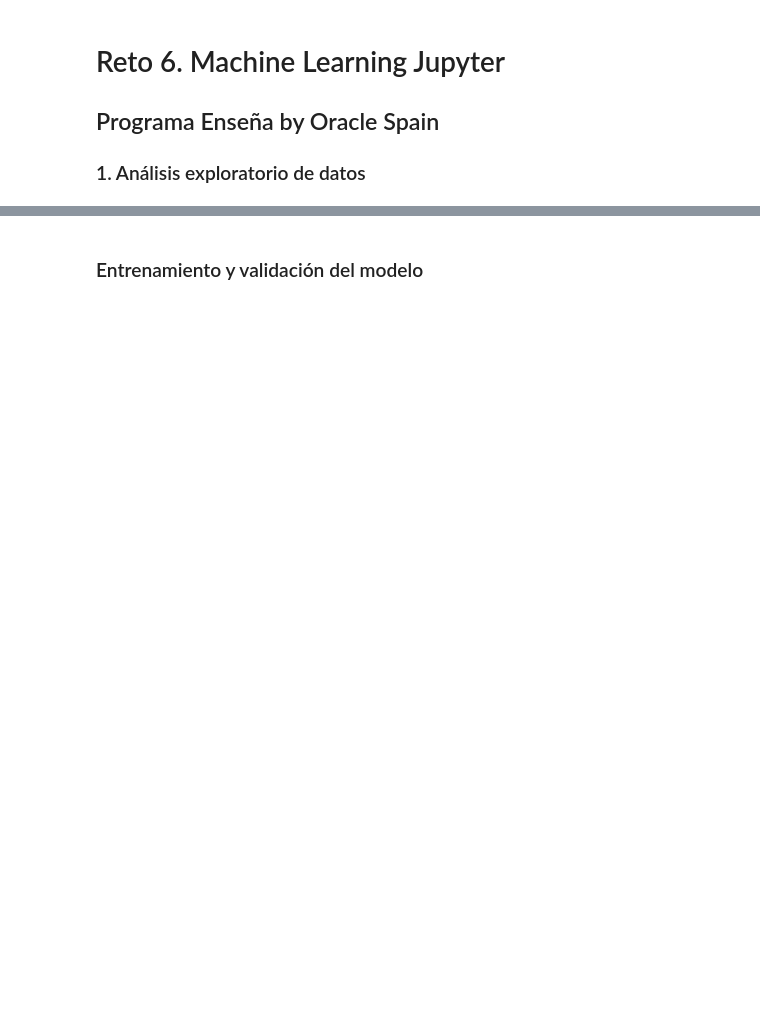
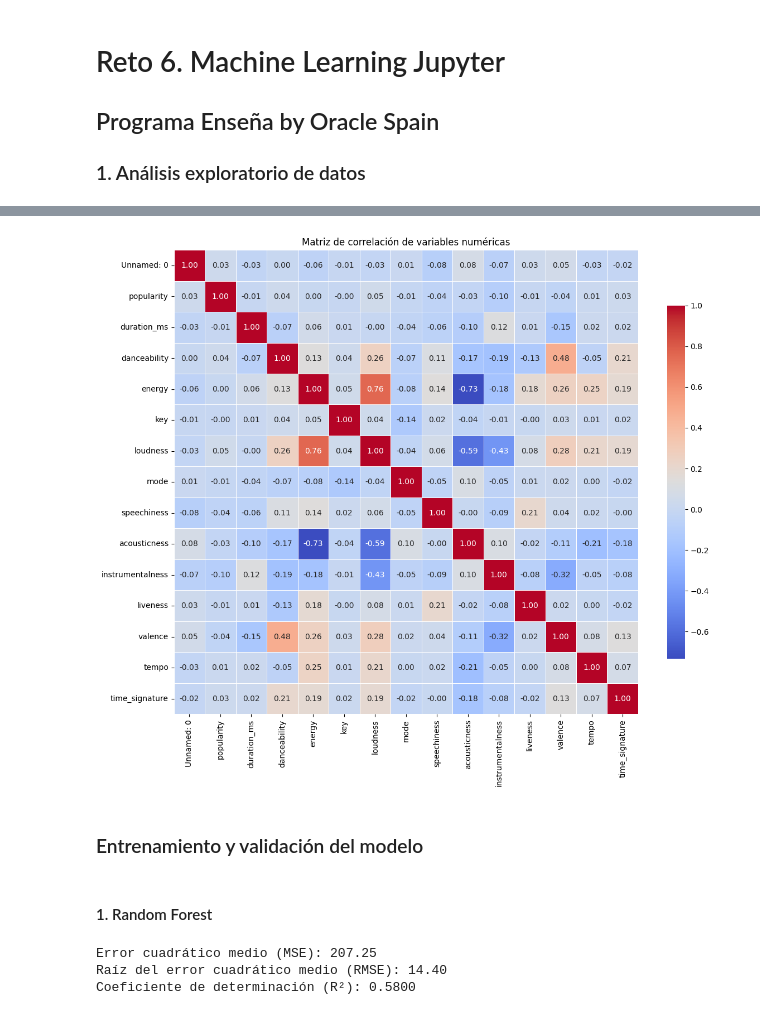
Before and after one commit to antoniol00/oracle_challenge_ensena, a Jupyter notebook: reto.ipynb, the cells around one changed output, grey strips where cells are left out. Saved outputs shown, nothing was run; the diff lists cells and outputs as text; code cells hidden in the pictures; blank space fills up the shorter version.

Commit message:
Fix error

```diff
--- a/reto.ipynb
+++ b/reto.ipynb
@@ -103,2 +153,17 @@ display(corr)
+# %%
+# Cálculo de la matriz de correlación solo con variables numéricas
+corr = df.select_dtypes(include='number').corr()
+
+# Plot
+plt.figure(figsize=(12, 10))
+sns.heatmap(corr, annot=True, fmt=".2f", cmap='coolwarm', square=True,
+            cbar_kws={"shrink": .75}, linewidths=.5)
+plt.title('Matriz de correlación de variables numéricas')
+plt.tight_layout()
+plt.show()
+# %% [output]
+[figure, added]
 # %% [markdown]
 ### Entrenamiento y validación del modelo
+# %% [markdown]
+#### 1. Random Forest
@@ -104,0 +204,18 @@ display(corr)
+# %%
+# Train the RandomForestRegressor
+rf = RandomForestRegressor(random_state=42)
+rf.fit(X_train, y_train)
+
+# Evaluate the model
+y_pred = rf.predict(X_test)
+mse = mean_squared_error(y_test, y_pred)
+rmse = np.sqrt(mse)
+r2 = r2_score(y_test, y_pred)
+
+print(f"Error cuadrático medio (MSE): {mse:.2f}")
+print(f"Raíz del error cuadrático medio (RMSE): {rmse:.2f}")
+print(f"Coeficiente de determinación (R²): {r2:.4f}")
+# %% [output]
+Error cuadrático medio (MSE): 207.25
+Raíz del error cuadrático medio (RMSE): 14.40
+Coeficiente de determinación (R²): 0.5800
```
Also changed, not shown: parts of 19 cells of this notebook.
